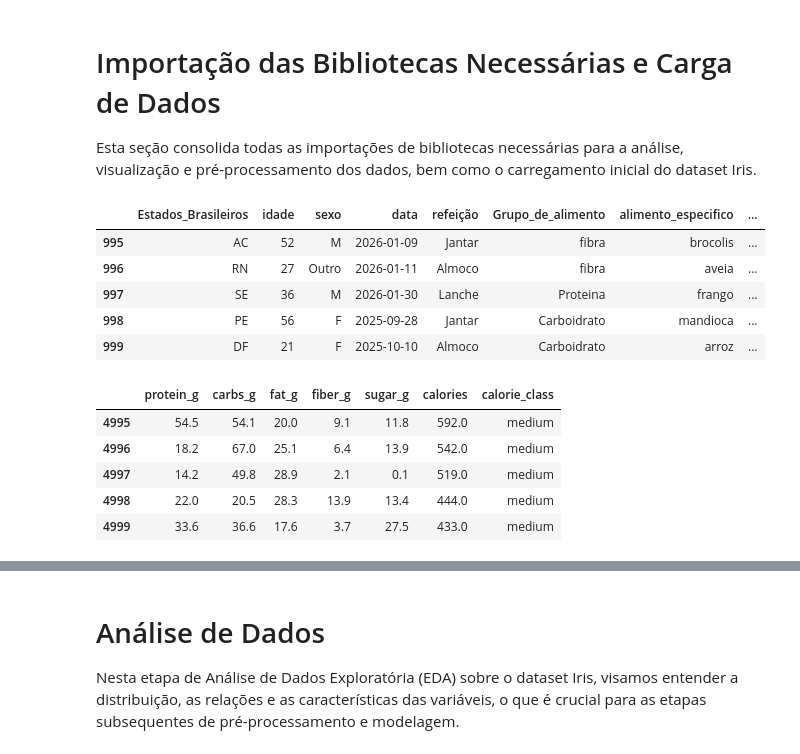
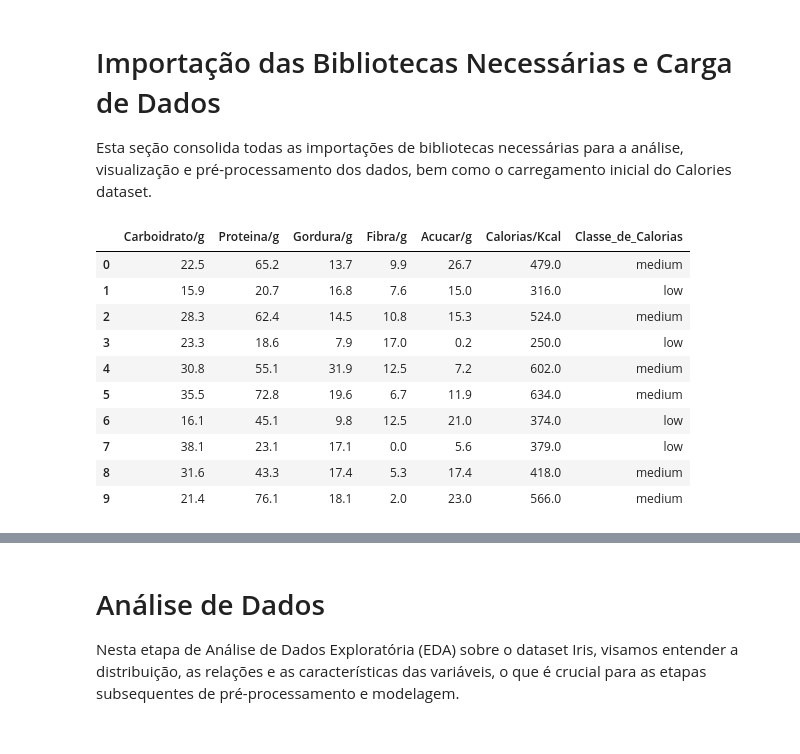
Before and after one commit to MGuidolini/PUC-MVP, a Jupyter notebook: MVP_Analise_de_Dados_e_Boas_práticas2_0.ipynb, the cells around one changed output, grey strips where cells are left out. Drawn from its saved outputs; the diff is of its cells as text; code cells hidden in the pictures.

```diff
--- a/MVP_Analise_de_Dados_e_Boas_práticas2_0.ipynb
+++ b/MVP_Analise_de_Dados_e_Boas_práticas2_0.ipynb
@@ -58,7 +145,7 @@ O dataset Alimentos contém 1000 amostras, com números aleatórios de amostras
 # %% [markdown]
 # Importação das Bibliotecas Necessárias e Carga de Dados
 
-Esta seção consolida todas as importações de bibliotecas necessárias para a análise, visualização e pré-processamento dos dados, bem como o carregamento inicial do dataset Iris.
+Esta seção consolida todas as importações de bibliotecas necessárias para a análise, visualização e pré-processamento dos dados, bem como o carregamento inicial do Calories dataset.
 # %%
 import pandas as pd
 import numpy as np
@@ -73,66 +160,40 @@ from sklearn.pipeline import Pipeline
 # %%
 # Carrega arquivo csv usando Pandas usando uma URL
 
 # Informa a URL de importação do dataset
-url = "https://raw.githubusercontent.com/MGuidolini/PUC-MVP/refs/heads/main/dados_alimentares_com_calorias.csv"
+url = "https://raw.githubusercontent.com/MGuidolini/PUC-MVP/refs/heads/main/calorie_dataset.csv"
+
 
 
 # Informa o cabeçalho das colunas
-colunas_Alimentos = ['Estados_Brasileiros', 'idade', 'sexo', 'data', 'refeição', 'Grupo_de_alimento', 'alimento_especifico', 'Quantidade_Ingerida/g', 'Calorias']
+colunas_Calorias = ['Carboidrato/g', 'Proteina/g', 'Gordura/g', 'Fibra/g', 'Acucar/g', 'Calorias/Kcal', 'Classe_de_Calorias']
+
 
 # Lê o arquivo utilizando as colunas informadas
-Alimentos = pd.read_csv(url, names=colunas_Alimentos, skiprows=1, delimiter=',')
+Calorias = pd.read_csv(url, names=colunas_Calorias, skiprows=1, delimiter=',')
 
 # Pega apenas os dados do dataset e guardando em um array
-array = Alimentos.values
+array = Calorias.values
 
 
 # Separa o array em variáveis preditoras (X) e variável target (Y)
 X = array[:,0:8]
 Y = array[:,0:8]
 
 # exibindo as últimas linhas
-Alimentos.tail()
-#Calorias.head()
+#Calorias.tail()
+Calorias.head(10)
 # %% [output]
-|  | Estados_Brasileiros | idade | sexo | data | refeição | Grupo_de_alimento | alimento_especifico | ... |
-| 995 | AC | 52 | M | 2026-01-09 | Jantar | fibra | brocolis | ... |
-| 996 | RN | 27 | Outro | 2026-01-11 | Almoco | fibra | aveia | ... |
-| 997 | SE | 36 | M | 2026-01-30 | Lanche | Proteina | frango | ... |
-| 998 | PE | 56 | F | 2025-09-28 | Jantar | Carboidrato | mandioca | ... |
-| 999 | DF | 21 | F | 2025-10-10 | Almoco | Carboidrato | arroz | ... |
+|  | Carboidrato/g | Proteina/g | Gordura/g | Fibra/g | Acucar/g | Calorias/Kcal | Classe_de_Calorias |
+| 0 | 22.5 | 65.2 | 13.7 | 9.9 | 26.7 | 479.0 | medium |
+| 1 | 15.9 | 20.7 | 16.8 | 7.6 | 15.0 | 316.0 | low |
+| 2 | 28.3 | 62.4 | 14.5 | 10.8 | 15.3 | 524.0 | medium |
+| 3 | 23.3 | 18.6 | 7.9 | 17.0 | 0.2 | 250.0 | low |
+| 4 | 30.8 | 55.1 | 31.9 | 12.5 | 7.2 | 602.0 | medium |
+| 5 | 35.5 | 72.8 | 19.6 | 6.7 | 11.9 | 634.0 | medium |
+| 6 | 16.1 | 45.1 | 9.8 | 12.5 | 21.0 | 374.0 | low |
+| 7 | 38.1 | 23.1 | 17.1 | 0.0 | 5.6 | 379.0 | low |
+| 8 | 31.6 | 43.3 | 17.4 | 5.3 | 17.4 | 418.0 | medium |
+| 9 | 21.4 | 76.1 | 18.1 | 2.0 | 23.0 | 566.0 | medium |
-# %%
-# Carrega arquivo csv usando Pandas usando uma URL
-
-# Informa a URL de importação do dataset
-url = "https://raw.githubusercontent.com/MGuidolini/PUC-MVP/refs/heads/main/calorie_dataset.csv"
-
-
-
-# Informa o cabeçalho das colunas
-colunas_Calorias = ['protein_g', 'carbs_g', 'fat_g', 'fiber_g', 'sugar_g', 'calories', 'calorie_class']
-
-
-# Lê o arquivo utilizando as colunas informadas
-Calorias = pd.read_csv(url, names=colunas_Calorias, skiprows=1, delimiter=',')
-
-# Pega apenas os dados do dataset e guardando em um array
-array = Calorias.values
-
-
-# Separa o array em variáveis preditoras (X) e variável target (Y)
-X = array[:,0:8]
-Y = array[:,0:8]
-
-# exibindo as últimas linhas
-Calorias.tail()
-#Calorias.head()
-# %% [output]
-|  | protein_g | carbs_g | fat_g | fiber_g | sugar_g | calories | calorie_class |
-| 4995 | 54.5 | 54.1 | 20.0 | 9.1 | 11.8 | 592.0 | medium |
-| 4996 | 18.2 | 67.0 | 25.1 | 6.4 | 13.9 | 542.0 | medium |
-| 4997 | 14.2 | 49.8 | 28.9 | 2.1 | 0.1 | 519.0 | medium |
-| 4998 | 22.0 | 20.5 | 28.3 | 13.9 | 13.4 | 444.0 | medium |
-| 4999 | 33.6 | 36.6 | 17.6 | 3.7 | 27.5 | 433.0 | medium |
 # %%
 # guardo o dataset em um dataframe
```
Also changed, not shown: parts of 71 cells of this notebook.
